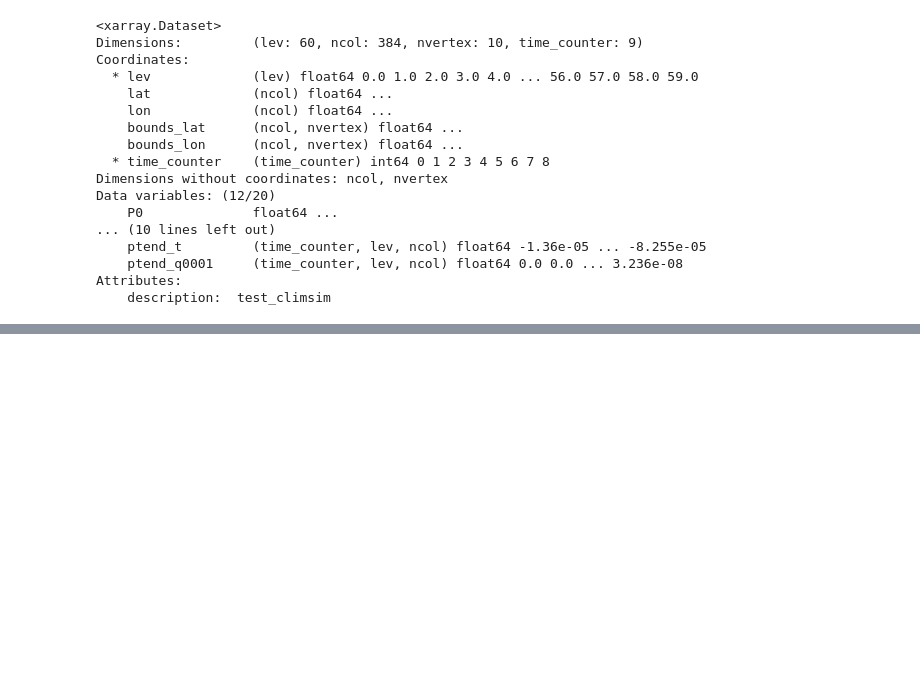
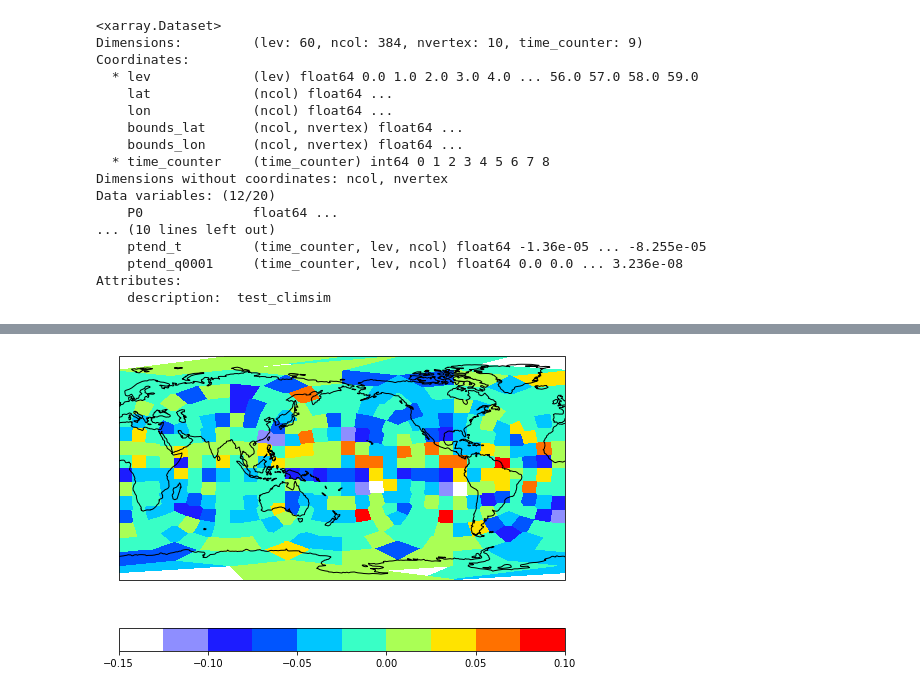
Before and after one commit to AnatoleVercelloni/hybrid_climate_modelling, a Jupyter notebook: visu/data_test.ipynb, the cells around one changed output, grey strips where cells are left out. Cells and saved outputs as stored; diff of their text form; code cells hidden in the pictures; blank space fills up the shorter version.

```diff
--- a/visu/data_test.ipynb
+++ b/visu/data_test.ipynb
@@ -107,3 +118,7 @@ mpl.rcParams['figure.figsize'] = [8., 6.]
+# %%
+tma = pred.psy.plot.mapplot(name=var)
+# %% [output]
+[figure, added]
 # %%
 mean_t = Out.mean('time_counter', keep_attrs = True)
 # %%
```
Also changed, not shown: parts of 6 cells of this notebook, 5 other files.
